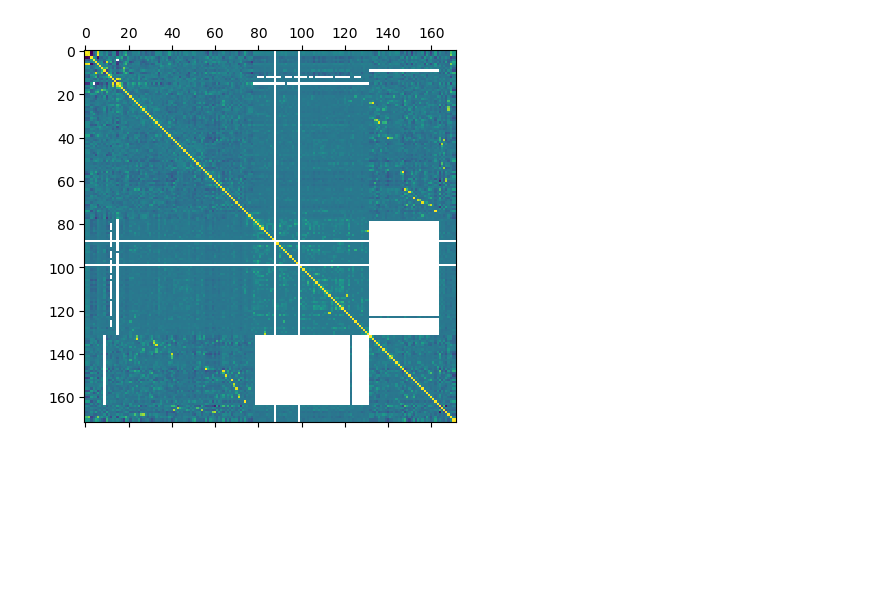
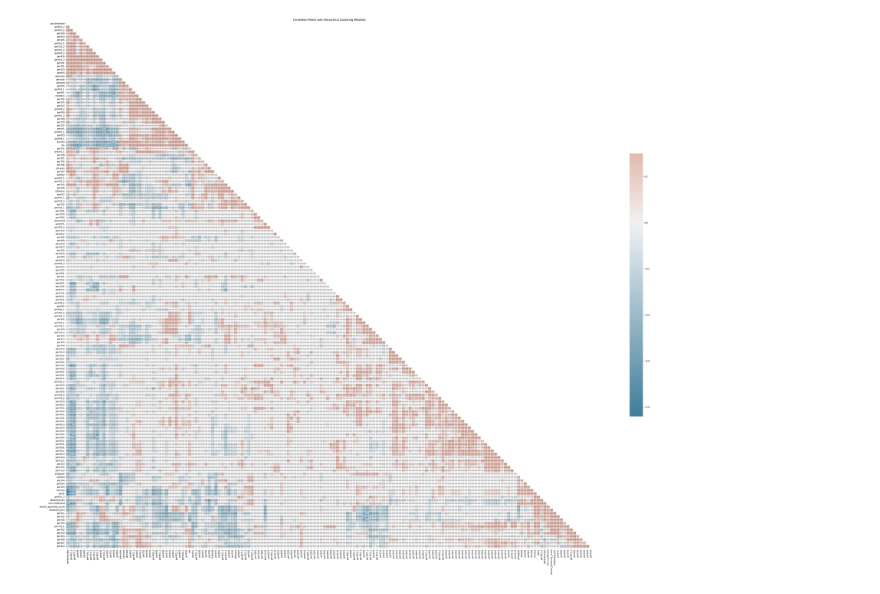
Before and after one commit to sebastian-graeff/MaifestoGroup, a Jupyter notebook: linear regression.ipynb, the cells around one changed output. Saved outputs shown, nothing was run; the diff lists cells and outputs as text; code cells hidden in the pictures; blank space fills up the shorter version.

```diff
--- a/linear regression.ipynb
+++ b/linear regression.ipynb
@@ -90,6 +72,0 @@ import matplotlib.pyplot as plt
-# %%
-correlations = data.select_dtypes(include="number").corr()
-plt.matshow(correlations)
-plt.show()
-# %% [output]
-[figure, removed]
@@ -95,0 +79,42 @@ plt.show()
+# %%
+import seaborn as sns
+import matplotlib.pyplot as plt
+import numpy as np
+import pandas as pd
+from scipy.cluster import hierarchy
+
+# Calculate the Correlation Matrix
+corr = correlations.corr()
+
+# Define the threshold deviation value for masking close-to-zero correlations
+threshold_deviation = 0.1
+
+# Mask values close to zero in the correlation matrix
+mask = np.abs(corr) < threshold_deviation
+
+# Apply the mask to replace close-to-zero values with NaN
+corr_masked = corr.mask(mask)
+
+# Replace NaN values with a specified value (e.g., zero)
+corr_masked_cleaned = corr_masked.fillna(0)
+
+# Hierarchical clustering to reorder variables based on their correlation patterns
+linkage = hierarchy.ward(corr_masked_cleaned)
+order = hierarchy.dendrogram(linkage, no_plot=True)['leaves']
+corr_reordered = corr_masked_cleaned.iloc[order, :].iloc[:, order]
+
+# Define a diverging color palette
+cmap = sns.diverging_palette(230, 20, as_cmap=True)
+
+# Create a heatmap with reduced annotations and adjusted figure size
+plt.figure(figsize=(48, 36))
+mask = np.triu(np.ones_like(corr_reordered, dtype=bool))
+sns.heatmap(corr_reordered, mask=mask, cmap=cmap, vmax=.3, center=0,
+            square=True, linewidths=.5, cbar_kws={"shrink": .5}, annot=True, fmt=".2f",
+            annot_kws={"size": 6})
+
+plt.title('Correlation Matrix with Hierarchical Clustering (Masked)')
+plt.tight_layout()
+plt.show()
+# %% [output]
+[figure, added]
```
Also changed, not shown: parts of 4 cells of this notebook.
